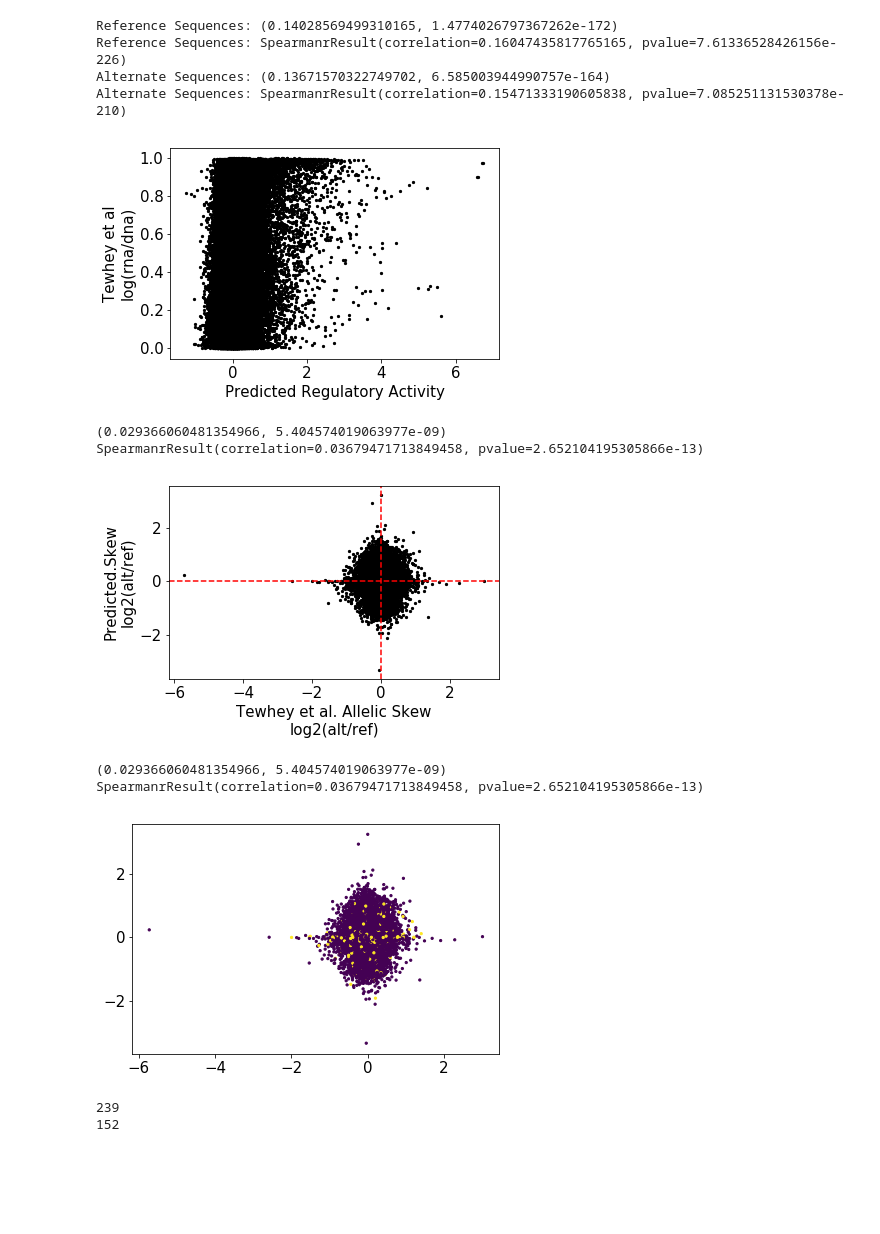
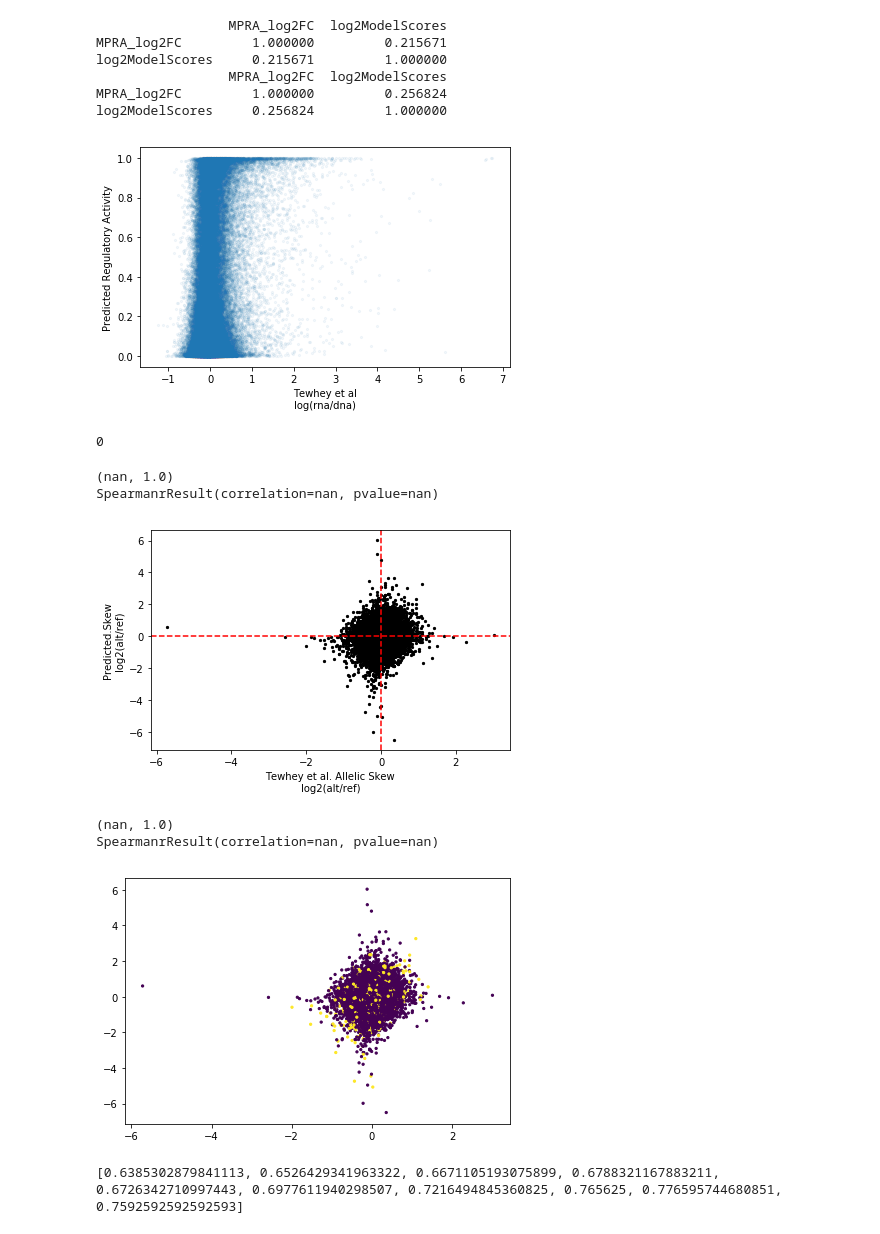
Before and after one commit to pfenninglab/ml-prototypes, a Jupyter notebook: lcl_regressions/plot_classification_model_performances_hg19_corrected_tewhey_sequences.ipynb, the cells around one changed output. Drawn from its saved outputs; the diff is of its cells as text; code cells hidden in the pictures; blank space fills up the shorter version.

Commit message:
latest update with microglia, neuron and lcl models

```diff
--- a/lcl_regressions/plot_classification_model_performances_hg19_corrected_tewhey_sequences.ipynb
+++ b/lcl_regressions/plot_classification_model_performances_hg19_corrected_tewhey_sequences.ipynb
@@ -26,29 +24,44 @@ tewhey_alt_sequences = np.load("/projects/pfenninggroup/machineLearningForComput
 # %%
 ref_scores = classification_model_3_hg19.predict(tewhey_ref_sequences)
 alt_scores = classification_model_3_hg19.predict(tewhey_alt_sequences)
+# %%
+ref_scores = expit(np.load("dnase_classifier_ref_scores.npy"))
+alt_scores = expit(np.load("dnase_classifier_alt_scores.npy"))
 # %%
 tewhey_snp_info = pd.read_csv("/projects/pfenninggroup/machineLearningForComputationalBiology/eramamur_stuff/ml_lcl/tewhey_snps_data_extended_joined_to_1kg_mappings_with_1kb_snp_centered_sequences_with_gm_overlaps.txt",
                               sep="\t")
 # %%
 tewhey_snp_info["Ref.score"] = ref_scores
 tewhey_snp_info["Alt.score"] = alt_scores
-tewhey_snp_info["Predicted.skew"] = np.log2(tewhey_snp_info["Alt.score"]) - np.log2(tewhey_snp_info["Ref.score"])
+tewhey_snp_info["Predicted.skew"] = logit(tewhey_snp_info["Alt.score"]) - logit(tewhey_snp_info["Ref.score"])
 # %%
-plt.scatter(tewhey_snp_info["C.B.log2FC"], tewhey_snp_info["Alt.score"], c='k', s=5)
-plt.scatter(tewhey_snp_info["C.A.log2FC"], tewhey_snp_info["Ref.score"], c='k', s=5)
-plt.ylabel("Tewhey et al\nlog(rna/dna)")
-plt.xlabel("Predicted Regulatory Activity")
+plt.scatter(tewhey_snp_info["C.B.log2FC"], tewhey_snp_info["Alt.score"], c='C0', s=5, alpha=0.05)
+plt.scatter(tewhey_snp_info["C.A.log2FC"], tewhey_snp_info["Ref.score"], c='C0', s=5, alpha=0.05)
+plt.xlabel("Tewhey et al\nlog(rna/dna)")
+plt.ylabel("Predicted Regulatory Activity")
+plt.savefig("dnase_classifier_predicted_activity_vs_mpra_activity_scatter.svg")
 
-print("Reference Sequences:",pearsonr(np.nan_to_num(tewhey_snp_info["C.A.log2FC"]), np.log2(tewhey_snp_info["Ref.score"])))
-print("Reference Sequences:",spearmanr(np.nan_to_num(tewhey_snp_info["C.A.log2FC"]), np.log2(tewhey_snp_info["Ref.score"])))
-print("Alternate Sequences:",pearsonr(np.nan_to_num(tewhey_snp_info["C.B.log2FC"]), np.log2(tewhey_snp_info["Alt.score"])))
-print("Alternate Sequences:",spearmanr(np.nan_to_num(tewhey_snp_info["C.B.log2FC"]), np.log2(tewhey_snp_info["Alt.score"])))
+corr_frame = pd.DataFrame({
+                           "MPRA_log2FC":np.concatenate((np.array(tewhey_snp_info["C.A.log2FC"]),
+                                                          np.array(tewhey_snp_info["C.B.log2FC"]))),
+                           "log2ModelScores":np.concatenate((np.array(tewhey_snp_info["Ref.score"]),
+                                                           np.array(tewhey_snp_info["Alt.score"])))
+                           })
+
+print(corr_frame.corr(method="spearman"))
+print(corr_frame.corr(method="pearson"))
 # %% [output]
-Reference Sequences: (0.14028569499310165, 1.4774026797367262e-172)
-Reference Sequences: SpearmanrResult(correlation=0.16047435817765165, pvalue=7.61336528426156e-226)
-Alternate Sequences: (0.13671570322749702, 6.585003944990757e-164)
-Alternate Sequences: SpearmanrResult(correlation=0.15471333190605838, pvalue=7.085251131530378e-210)
+                 MPRA_log2FC  log2ModelScores
+MPRA_log2FC         1.000000         0.215671
+log2ModelScores     0.215671         1.000000
+                 MPRA_log2FC  log2ModelScores
+MPRA_log2FC         1.000000         0.256824
+log2ModelScores     0.256824         1.000000
-[figure, old version]
+[figure, new version]
+# %%
+tewhey_snp_info["Alt.score"].isna().sum()
+# %% [output]
+0
 # %%
 plt.scatter(tewhey_snp_info["LogSkew.Comb"],tewhey_snp_info["Predicted.skew"] , c = 'k', s=5)
 plt.axhline(y=0, c='r', linestyle='--')
@@ -58,22 +71,14 @@ plt.ylabel("Predicted.Skew\nlog2(alt/ref)")
 print(pearsonr(np.nan_to_num(tewhey_snp_info["LogSkew.Comb"]), tewhey_snp_info["Predicted.skew"]))
 print(spearmanr(np.nan_to_num(tewhey_snp_info["LogSkew.Comb"]), tewhey_snp_info["Predicted.skew"]))
 # %% [output]
-(0.029366060481354966, 5.404574019063977e-09)
-SpearmanrResult(correlation=0.03679471713849458, pvalue=2.652104195305866e-13)
+(nan, 1.0)
+SpearmanrResult(correlation=nan, pvalue=nan)
-[figure, old version]
+[figure, new version]
 # %%
 plt.scatter(tewhey_snp_info["LogSkew.Comb"], tewhey_snp_info["Predicted.skew"], c = tewhey_snp_info["Num.Overlaps.GM.peaks"]>0, s=5)
 print(pearsonr(np.nan_to_num(tewhey_snp_info["LogSkew.Comb"]), tewhey_snp_info["Predicted.skew"]))
 print(spearmanr(np.nan_to_num(tewhey_snp_info["LogSkew.Comb"]), tewhey_snp_info["Predicted.skew"]))
 # %% [output]
-(0.029366060481354966, 5.404574019063977e-09)
-SpearmanrResult(correlation=0.03679471713849458, pvalue=2.652104195305866e-13)
+(nan, 1.0)
+SpearmanrResult(correlation=nan, pvalue=nan)
-[figure, old version]
+[figure, new version]
-# %%
-tewhey_snp_info_sig = tewhey_snp_info[tewhey_snp_info["C.Skew.fdr"] > -np.log10(0.05)]
-tewhey_snp_info_sig = tewhey_snp_info_sig[np.absolute(tewhey_snp_info_sig["LogSkew.Comb"])>0.5]
-print(sum(np.sign(tewhey_snp_info_sig["LogSkew.Comb"]) == np.sign(np.log2(tewhey_snp_info_sig["Alt.score"]) - np.log2(tewhey_snp_info_sig["Ref.score"]))))
-print(sum(np.sign(tewhey_snp_info_sig["LogSkew.Comb"]) != np.sign(np.log2(tewhey_snp_info_sig["Alt.score"]) - np.log2(tewhey_snp_info_sig["Ref.score"]))))
-# %% [output]
-239
-152
@@ -79,0 +95,4 @@ print(sum(np.sign(tewhey_snp_info_sig["LogSkew.Comb"]) != np.sign(np.log2(tewhey
+# %%
+print(y)
+# %% [output]
+[0.6385302879841113, 0.6526429341963322, 0.6671105193075899, 0.6788321167883211, 0.6726342710997443, 0.6977611940298507, 0.7216494845360825, 0.765625, 0.776595744680851, 0.7592592592592593]
```
Also changed, not shown: parts of 14 cells of this notebook, 52 other files.
